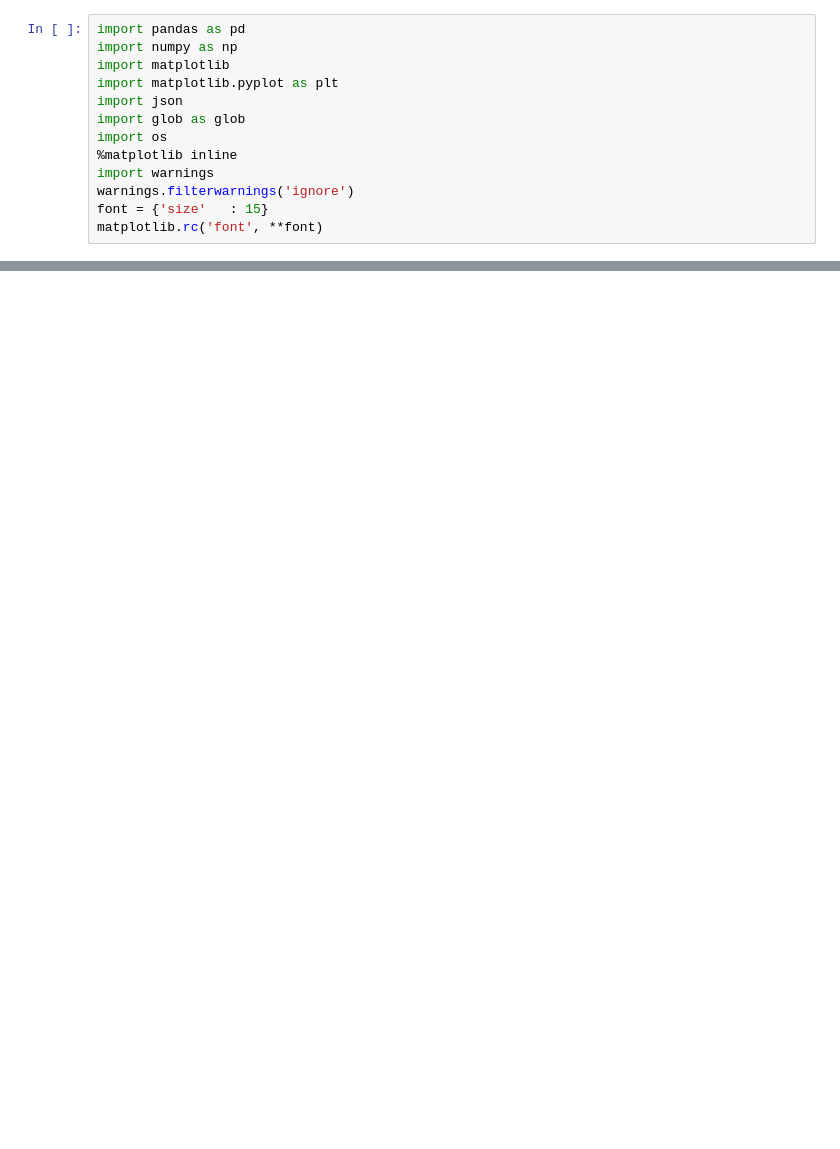
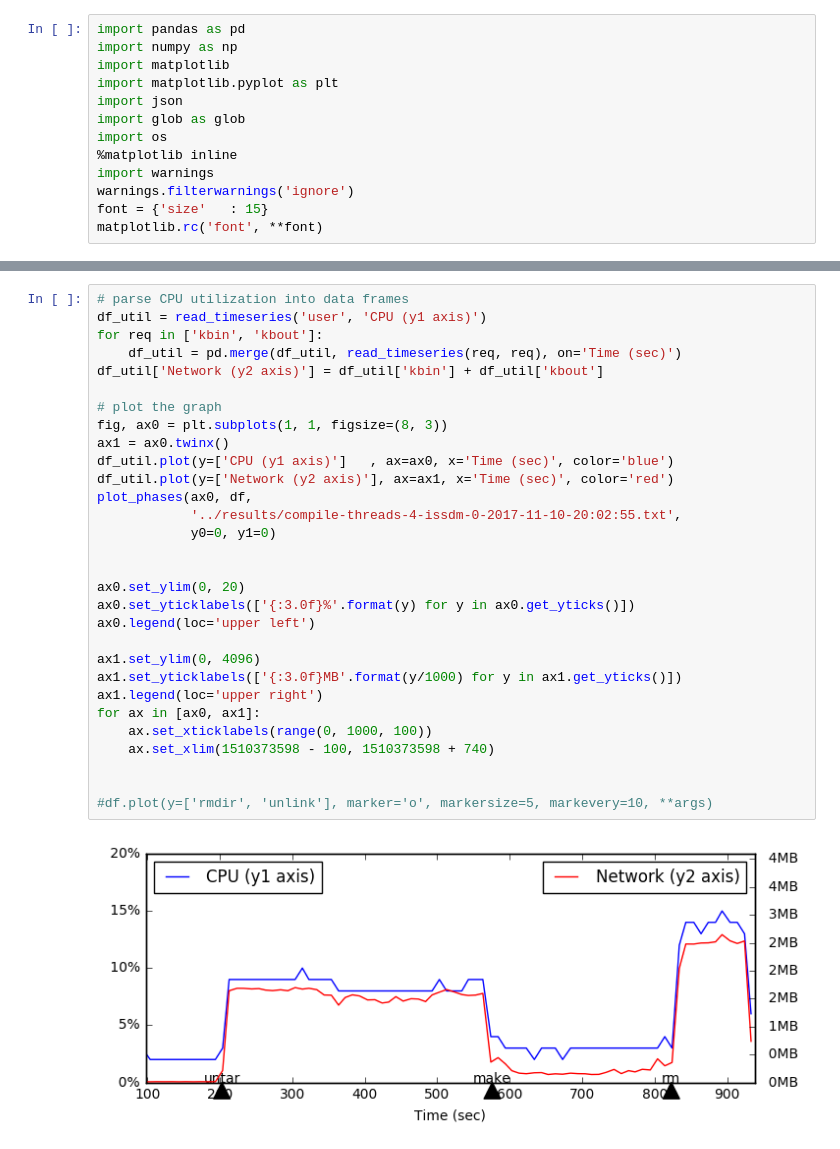
Before and after one commit to michaelsevilla/cudele-popper, a Jupyter notebook: experiments/baseline-compile/visualize/viz.ipynb, the cells around one changed output, grey strips where cells are left out. Drawn from its saved outputs; the diff is of its cells as text; blank space fills up the shorter version.

```diff
--- a/experiments/baseline-compile/visualize/viz.ipynb
+++ b/experiments/baseline-compile/visualize/viz.ipynb
@@ -54,0 +64,32 @@ fig.savefig('graphs/compile-ops.png', bbox_inches='tight', dpi=400)
+# %%
+# parse CPU utilization into data frames
+df_util = read_timeseries('user', 'CPU (y1 axis)')
+for req in ['kbin', 'kbout']:
+    df_util = pd.merge(df_util, read_timeseries(req, req), on='Time (sec)')
+df_util['Network (y2 axis)'] = df_util['kbin'] + df_util['kbout']
+
+# plot the graph
+fig, ax0 = plt.subplots(1, 1, figsize=(8, 3))
+ax1 = ax0.twinx()
+df_util.plot(y=['CPU (y1 axis)']   , ax=ax0, x='Time (sec)', color='blue')
+df_util.plot(y=['Network (y2 axis)'], ax=ax1, x='Time (sec)', color='red')
+plot_phases(ax0, df,
+            '../results/compile-threads-4-issdm-0-2017-11-10-20:02:55.txt',
+            y0=0, y1=0)
+
+
+ax0.set_ylim(0, 20)
+ax0.set_yticklabels(['{:3.0f}%'.format(y) for y in ax0.get_yticks()])
+ax0.legend(loc='upper left')
+
+ax1.set_ylim(0, 4096)
+ax1.set_yticklabels(['{:3.0f}MB'.format(y/1000) for y in ax1.get_yticks()])
+ax1.legend(loc='upper right')
+for ax in [ax0, ax1]:
+    ax.set_xticklabels(range(0, 1000, 100))
+    ax.set_xlim(1510373598 - 100, 1510373598 + 740)
+
+
+#df.plot(y=['rmdir', 'unlink'], marker='o', markersize=5, markevery=10, **args)
+# %% [output]
+[figure, added]
```
Also changed, not shown: parts of 2 cells of this notebook, 13 other files.
